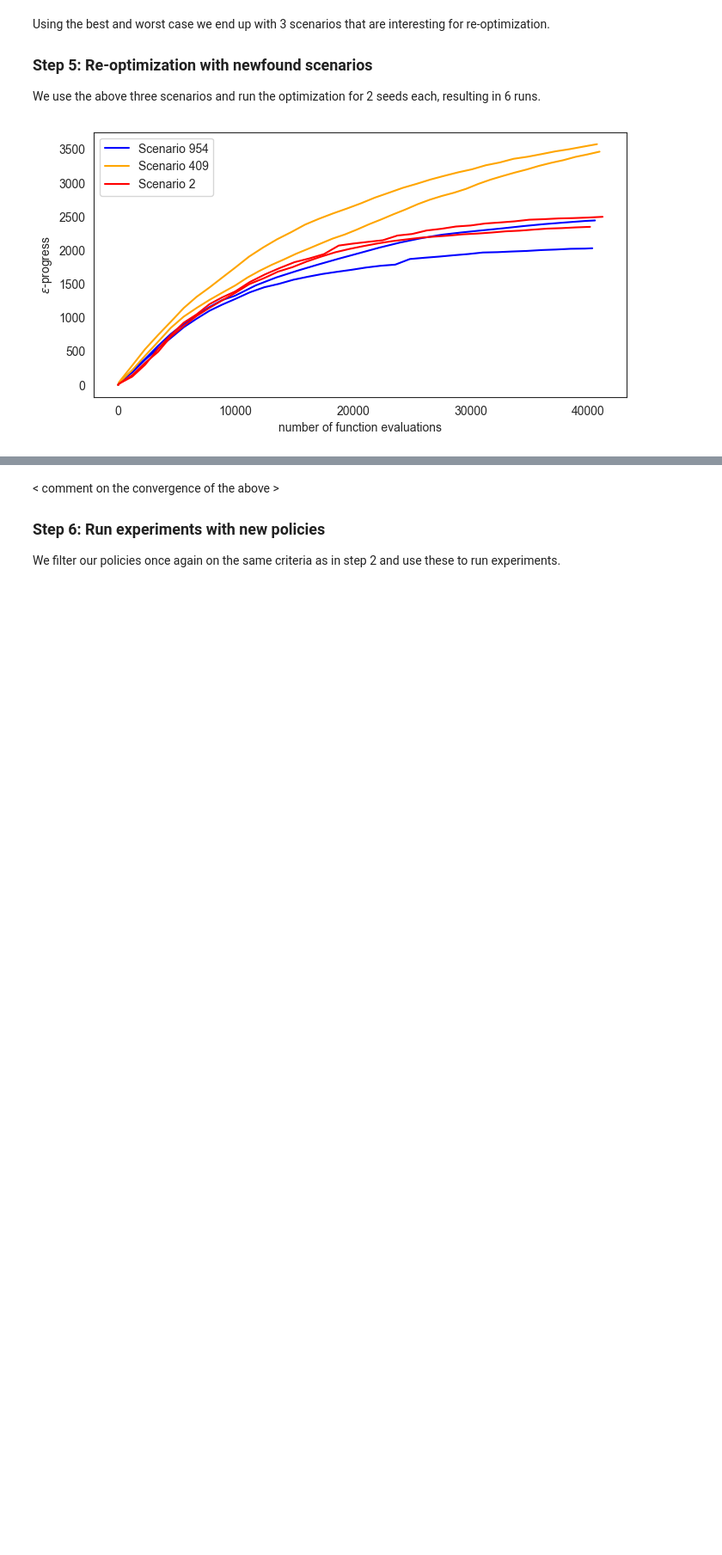
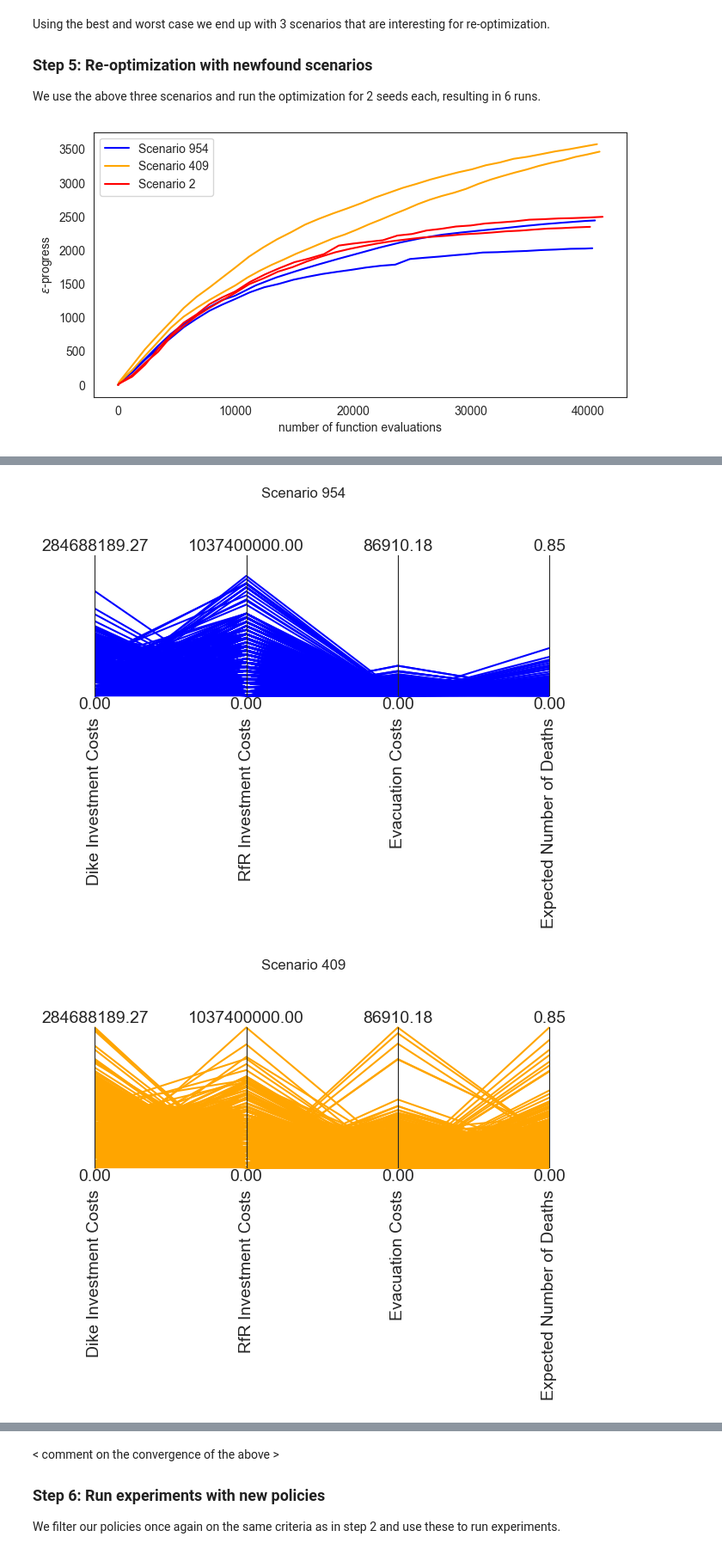
Before and after one commit to AnnedeKoeijer/EPA1361_Final_Group4, a Jupyter notebook: dike_model_optimization.ipynb, the cells around one changed output, grey strips where cells are left out. Shown at 86% size. Cells and saved outputs as stored; diff of their text form; code cells hidden in the pictures; blank space fills up the shorter version.

```diff
--- a/dike_model_optimization.ipynb
+++ b/dike_model_optimization.ipynb
@@ -396,0 +418,14 @@ plt.show()
+# %%
+colors = ['blue','orange','green']
+limits = parcoords.get_limits(pd.concat([list_of_results[i][0].iloc[:, -4:] for i in range(3)]))
+
+for i in range(3):
+    data = list_of_results[i][0].iloc[:, -4:]
+
+    paraxes = parcoords.ParallelAxes(limits)
+    paraxes.plot(data,color=colors[i])
+    plt.suptitle(x=0.5,y=1.1,t=f'Scenario {chosen_scenarios[i]}')
+    plt.show()
+# %% [output]
+[figure, added]
+[figure, added]
```
Also changed, not shown: parts of 35 cells of this notebook, 15 other files.
